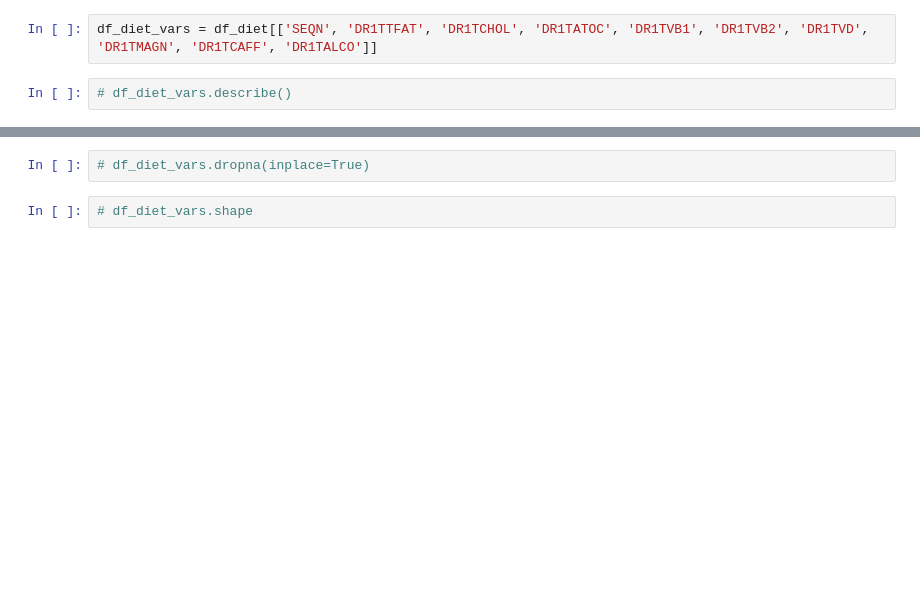
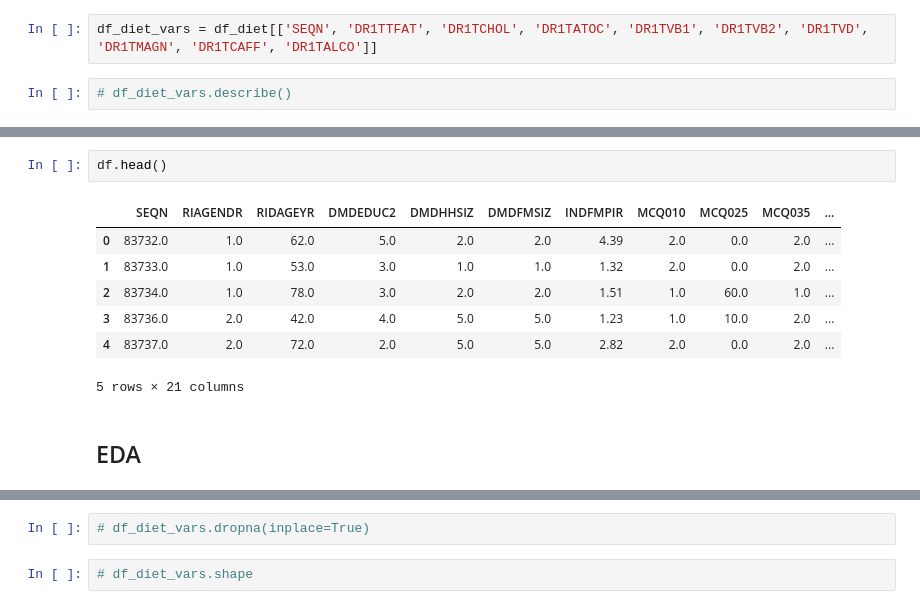
Before and after one commit to ram-avni/health_condition_predictor, a Jupyter notebook: Data_records.ipynb, the cells around one changed output, grey strips where cells are left out. Drawn from its saved outputs; the diff is of its cells as text; blank space fills up the shorter version.

```diff
--- a/Data_records.ipynb
+++ b/Data_records.ipynb
@@ -121,0 +223,12 @@ dtype: int64
+# %%
+df.head()
+# %% [output]
+|  | SEQN | RIAGENDR | RIDAGEYR | DMDEDUC2 | DMDHHSIZ | DMDFMSIZ | INDFMPIR | MCQ010 | MCQ025 | MCQ035 | ... |
+| 0 | 83732.0 | 1.0 | 62.0 | 5.0 | 2.0 | 2.0 | 4.39 | 2.0 | 0.0 | 2.0 | ... |
+| 1 | 83733.0 | 1.0 | 53.0 | 3.0 | 1.0 | 1.0 | 1.32 | 2.0 | 0.0 | 2.0 | ... |
+| 2 | 83734.0 | 1.0 | 78.0 | 3.0 | 2.0 | 2.0 | 1.51 | 1.0 | 60.0 | 1.0 | ... |
+| 3 | 83736.0 | 2.0 | 42.0 | 4.0 | 5.0 | 5.0 | 1.23 | 1.0 | 10.0 | 2.0 | ... |
+| 4 | 83737.0 | 2.0 | 72.0 | 2.0 | 5.0 | 5.0 | 2.82 | 2.0 | 0.0 | 2.0 | ... |
+5 rows × 21 columns
+# %% [markdown]
+## EDA
```
Also changed, not shown: parts of 52 cells of this notebook, 1 other file.
